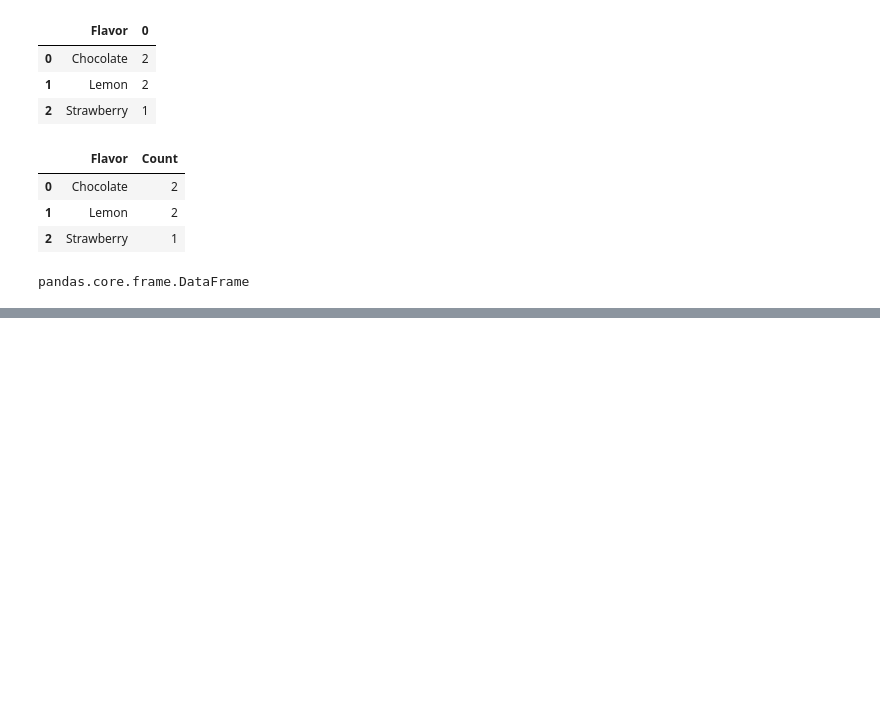
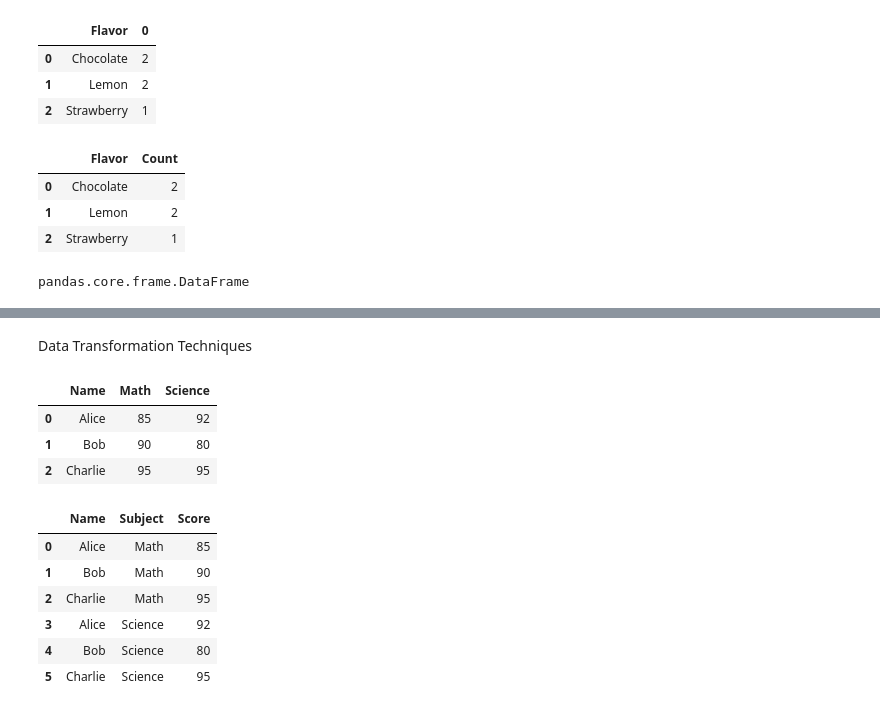
Before and after one commit to srinivasskc/my_datascience_journal, a Jupyter notebook: pandas_notebook.ipynb, the cells around one changed output, grey strips where cells are left out. Drawn from its saved outputs; the diff is of its cells as text; code cells hidden in the pictures; blank space fills up the shorter version.

```diff
--- a/pandas_notebook.ipynb
+++ b/pandas_notebook.ipynb
@@ -1732,0 +1779,34 @@ pandas.core.frame.DataFrame
+# %% [markdown]
+Data Transformation Techniques
+# %%
+scores = {"Name": ["Alice", "Bob", "Charlie"],
+          "Math": [85, 90, 95],
+          "Science": [92,80,95]}
+
+scores
+
+df_scores = pd.DataFrame(scores)
+
+df_scores
+# This creates a DataFrame from the dictionary `scores`.
+# %% [output]
+|  | Name | Math | Science |
+| 0 | Alice | 85 | 92 |
+| 1 | Bob | 90 | 80 |
+| 2 | Charlie | 95 | 95 |
+# %%
+# Using Melt() to reshape the DataFrame
+
+melt_df_scores = pd.melt(df_scores, id_vars=["Name"], value_vars=["Math", "Science"], var_name="Subject", value_name="Score")
+
+melt_df_scores
+
+# melt() - dataframe, column you want to keep as identifier, columns you want to melt, name for the melted column, name for the melted values.
+# %% [output]
+|  | Name | Subject | Score |
+| 0 | Alice | Math | 85 |
+| 1 | Bob | Math | 90 |
+| 2 | Charlie | Math | 95 |
+| 3 | Alice | Science | 92 |
+| 4 | Bob | Science | 80 |
+| 5 | Charlie | Science | 95 |
```
Also changed, not shown: parts of 18 cells of this notebook.
